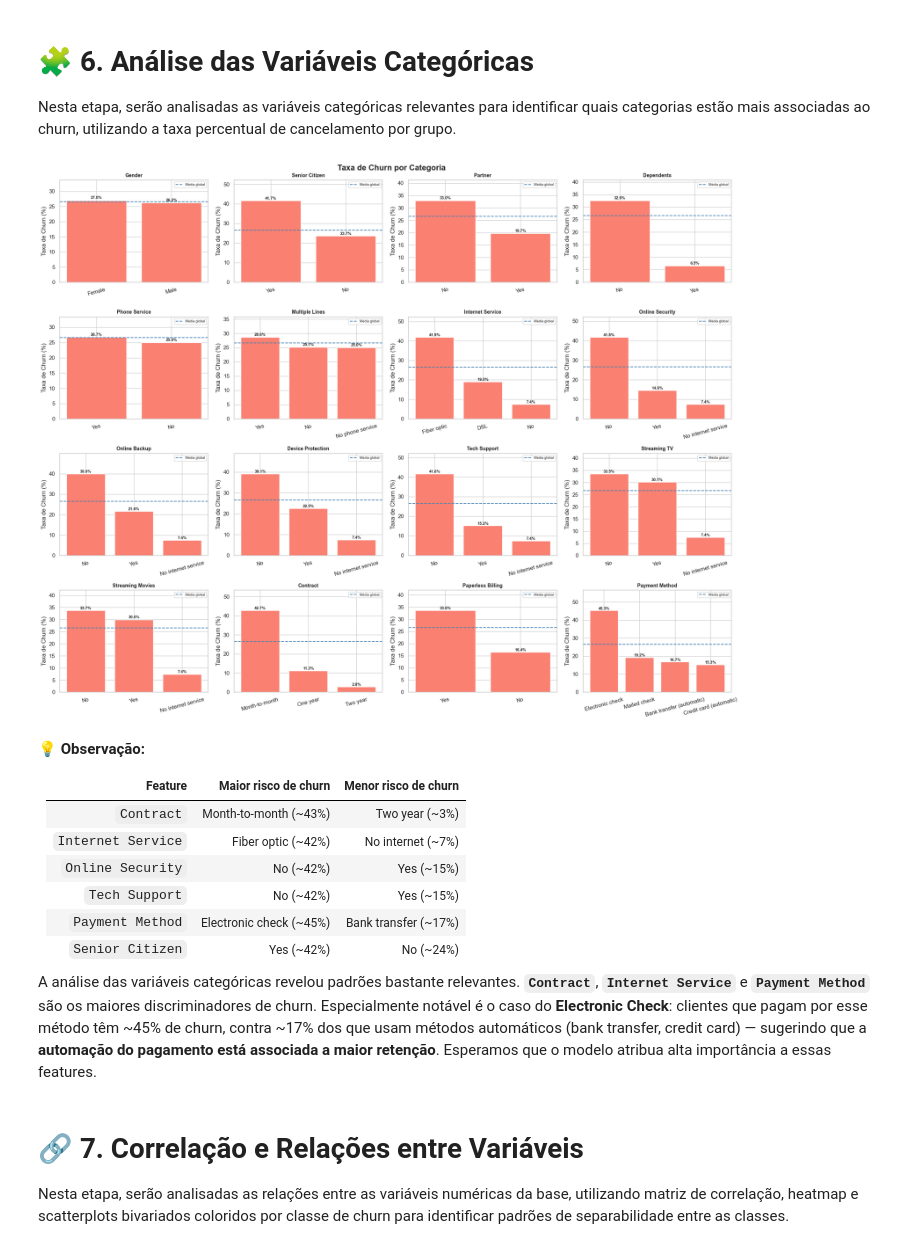
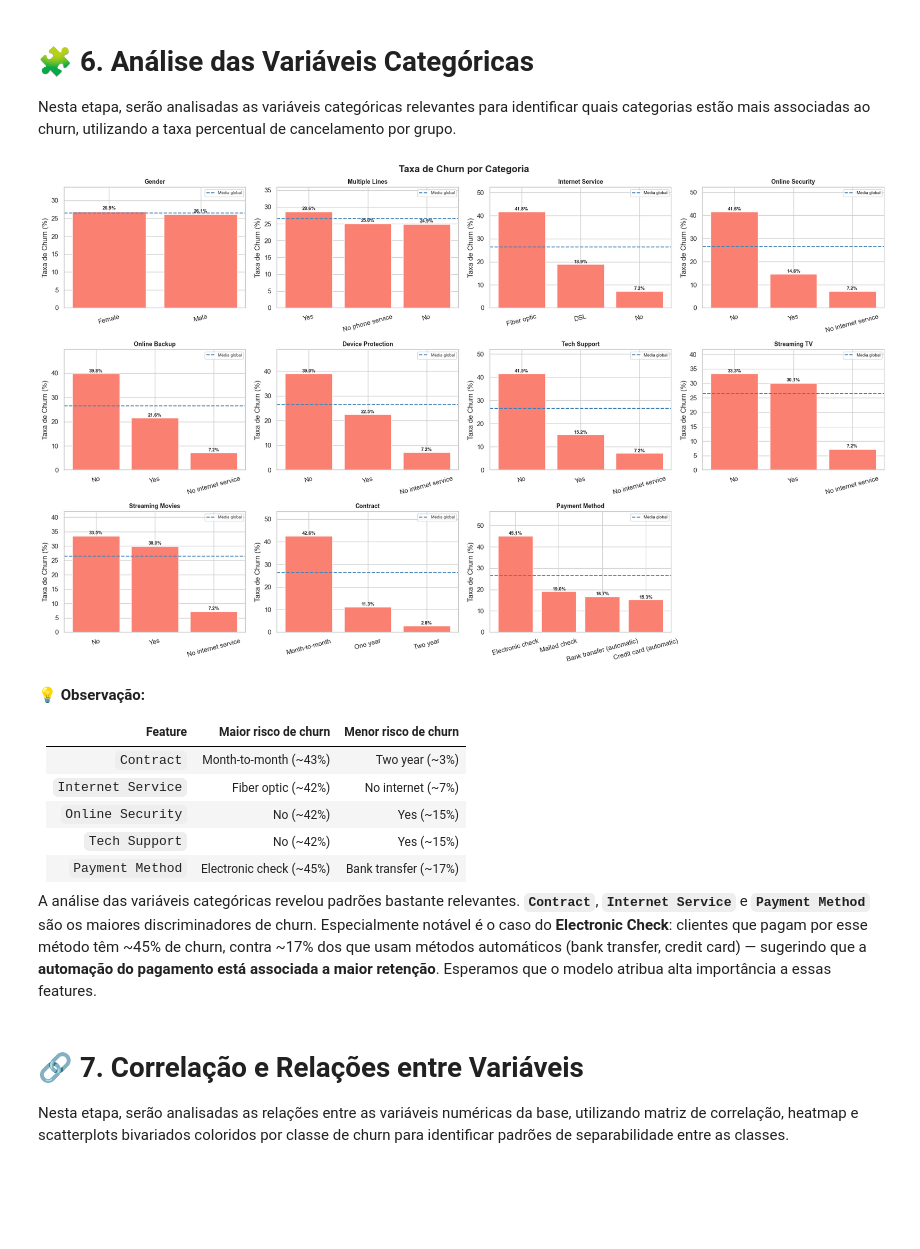
Before and after one commit to eeyamazaki/telco-churn-mlp, a Jupyter notebook: notebooks/01_eda.ipynb, the cells around one changed output. Cells and saved outputs as stored; diff of their text form; code cells hidden in the pictures; blank space fills up the shorter version.

```diff
--- a/notebooks/01_eda.ipynb
+++ b/notebooks/01_eda.ipynb
@@ -216,3 +224,15 @@ Colunas restantes (20):
 💡 **Observação:**
 
 Reduzimos de **33 → 20 colunas**, eliminando ruído sem perda de informação preditiva. Destacam-se as remoções de `Churn Score`, `CLTV` e `Churn Reason`, que são **derivados do churn já conhecido** e causariam vazamento de dados (data leakage) se mantidos no treino. A variável alvo é **`Churn Value`** (1 = churn, 0 = retido), e as 19 features restantes serão analisadas nas próximas seções.
+# %%
+# Linhas duplicadas (idênticas em todas as colunas)
+n_before = df.shape[0]
+n_dup = df.duplicated().sum()
+print(f"Linhas duplicadas encontradas: {n_dup}")
+
+if n_dup > 0:
+    display(df[df.duplicated(keep=False)].sort_values("Monthly Charges").head(6))
+    df = df.drop_duplicates().reset_index(drop=True)
+    print(f"\nShape antes: {n_before} | Shape após: {df.shape[0]} | Removidas: {n_before - df.shape[0]}")
+else:
+    print("Nenhuma duplicata encontrada.")
@@ -218,0 +253,9 @@ Reduzimos de **33 → 20 colunas**, eliminando ruído sem perda de informação
+# %%
+binary_cols = ["Senior Citizen", "Partner", "Dependents", "Phone Service", "Paperless Billing"]
+
+# Senior Citizen já é 0/1; os demais são strings Yes/No
+df[binary_cols] = df[binary_cols].replace({"Yes": 1, "No": 0}).astype(int)
+
+print(f"Variáveis convertidas: {binary_cols}")
+display(df[binary_cols].head(5))
+print(f"\nShape: {df.shape}")
@@ -424,12 +488,13 @@ A análise das variáveis numéricas mostra comportamentos distintos entre os cl
 
 Nesta etapa, serão analisadas as variáveis categóricas relevantes para identificar quais categorias estão mais associadas ao churn, utilizando a taxa percentual de cancelamento por grupo.
 # %%
+# Senior Citizen, Partner, Dependents, Phone Service e Paperless Billing
+# foram convertidas para 0/1 e agora são tratadas como numéricas.
 categorical_features = [
-    "Gender", "Senior Citizen", "Partner", "Dependents",
-    "Phone Service", "Multiple Lines", "Internet Service",
+    "Gender", "Multiple Lines", "Internet Service",
     "Online Security", "Online Backup", "Device Protection",
     "Tech Support", "Streaming TV", "Streaming Movies",
-    "Contract", "Paperless Billing", "Payment Method",
+    "Contract", "Payment Method",
 ]
 
 # 4 colunas por linha para organizar os subplots
@@ -455,34 +520,34 @@ for ax, col in zip(axes, categorical_features):
         edgecolor="white",
     )
 
     # Linha de referência: taxa global de churn
     ax.axhline(df["Churn Value"].mean() * 100, color="steelblue",
                linestyle="--", linewidth=1.5, label="Média global")
 
     # Anotação do percentual em cada barra
     for bar, val in zip(bars, churn_rate.values):
         ax.text(
             bar.get_x() + bar.get_width() / 2,
             val + 0.5,
             f"{val:.1f}%",
             ha="center", fontsize=8, fontweight="bold",
         )
 
     ax.set_title(col, fontsize=10, fontweight="bold")
     ax.set_ylabel("Taxa de Churn (%)")
     ax.set_ylim(0, churn_rate.max() * 1.25)
     ax.tick_params(axis="x", rotation=15)
     ax.legend(fontsize=7)
 
 # Removendo subplots vazios (se o número de features não preencher a grade)
 for ax in axes[len(categorical_features):]:
     ax.set_visible(False)
 
 plt.suptitle("Taxa de Churn por Categoria", fontsize=16, fontweight="bold")
 plt.tight_layout()
 plt.show()
 # %% [output]
-[figure, old version]
+[figure, new version]
 # %% [markdown]
 💡 **Observação:**
 
@@ -493,7 +558,6 @@ plt.show()
 | `Online Security` | No (~42%) | Yes (~15%) |
 | `Tech Support` | No (~42%) | Yes (~15%) |
 | `Payment Method` | Electronic check (~45%) | Bank transfer (~17%) |
-| `Senior Citizen` | Yes (~42%) | No (~24%) |
 
 A análise das variáveis categóricas revelou padrões bastante relevantes. **`Contract`**, **`Internet Service`** e **`Payment Method`** são os maiores discriminadores de churn. Especialmente notável é o caso do **Electronic Check**: clientes que pagam por esse método têm ~45% de churn, contra ~17% dos que usam métodos automáticos (bank transfer, credit card) — sugerindo que a **automação do pagamento está associada a maior retenção**. Esperamos que o modelo atribua alta importância a essas features.
 # %% [markdown]
```
Also changed, not shown: parts of 10 cells of this notebook, 3 other files.
